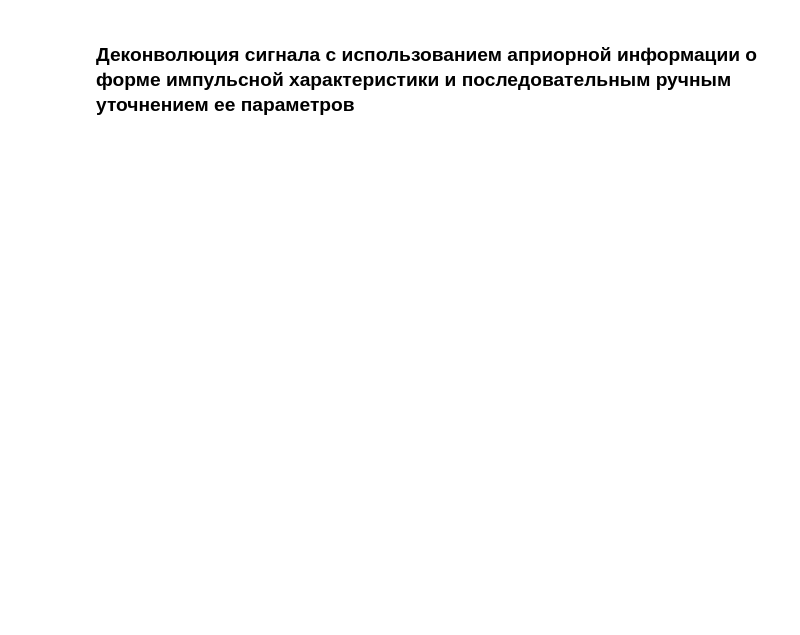
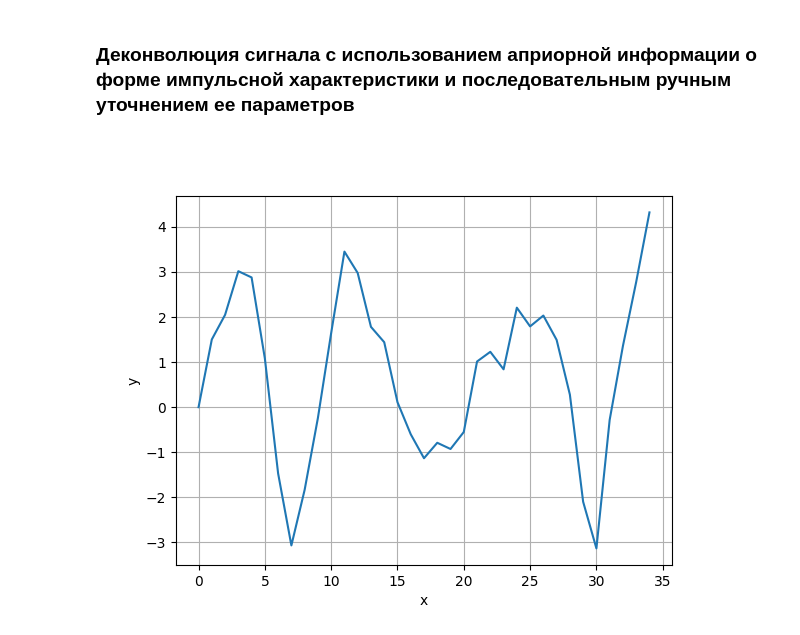
Before and after one commit to Niatomi/conversion-of-measurement-signals-course, a Jupyter notebook: src/practice_7.ipynb, the cells around one changed output. Cells and saved outputs as stored; diff of their text form; code cells hidden in the pictures; blank space fills up the shorter version.

```diff
--- a/src/practice_7.ipynb
+++ b/src/practice_7.ipynb
@@ -130,2 +131,7 @@ plot(np.array(deconvolved_signal))
 # %% [markdown]
 ### Деконволюция сигнала с использованием априорной информации о форме импульсной характеристики и последовательным ручным уточнением ее параметров
+# %%
+deconvolved_signal, _ = signal.deconvolve(convolved_signal, y(x, 1))
+plot(np.array(deconvolved_signal))
+# %% [output]
+[figure, added]
```
Also changed, not shown: parts of 11 cells of this notebook.
